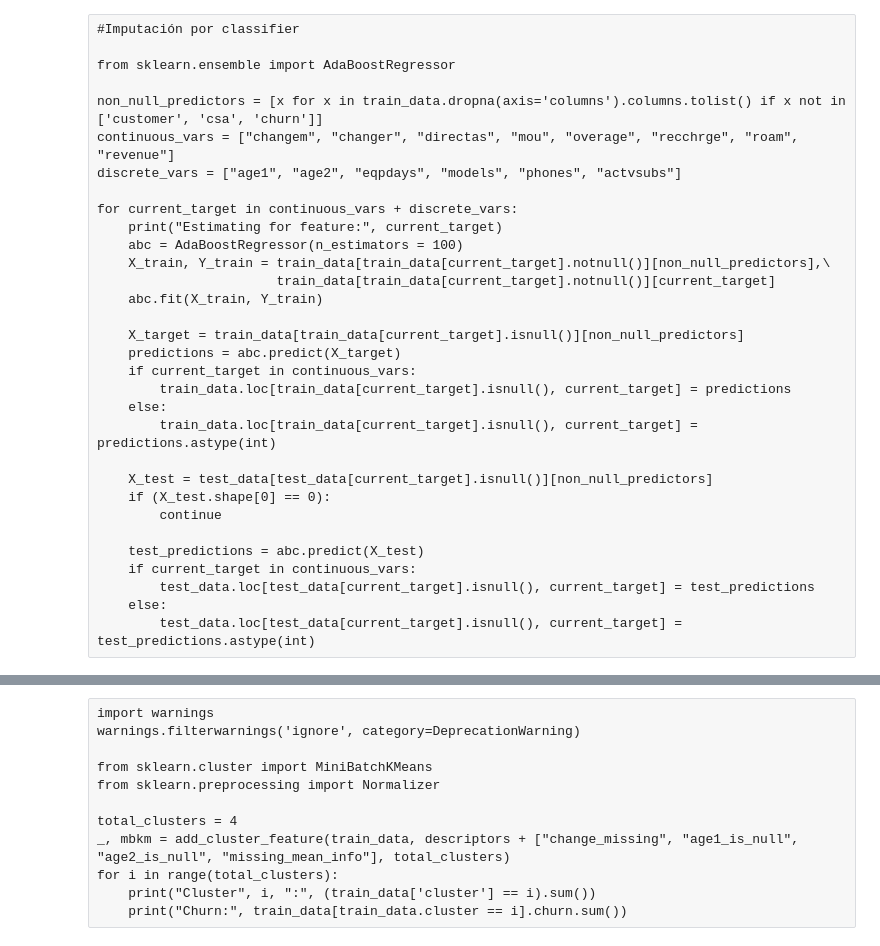
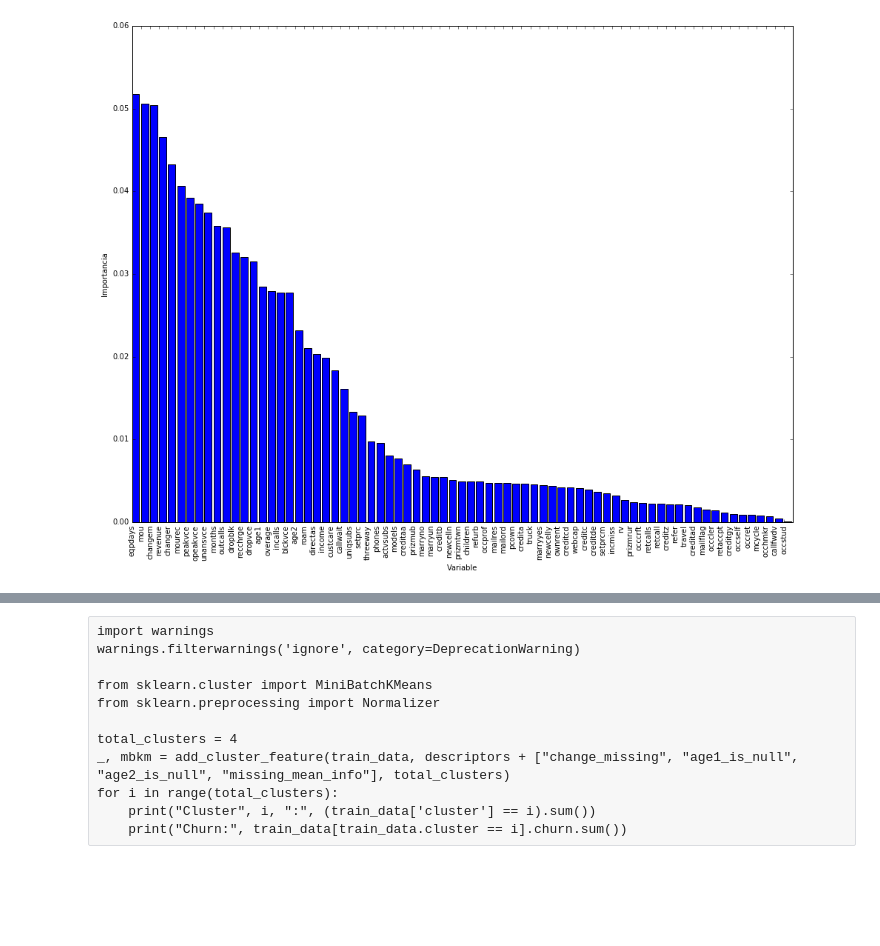
Before and after one commit to Kenji-K/DMC-Predictive-Challenge, a Jupyter notebook: Cell2Cell.ipynb, the cells around one changed output, grey strips where cells are left out. Cells and saved outputs as stored; diff of their text form; code cells hidden in the pictures; blank space fills up the shorter version.

```diff
--- a/Cell2Cell.ipynb
+++ b/Cell2Cell.ipynb
@@ -65,6 +60,0 @@ predictors = predictors + ["change_missing", "missing_mean_info", "age1_is_null"
-# %%
-#Joining with geographic information
-airport_codes = pd.read_csv('Data/airports.csv', header=0)
-
-train_data = pd.merge(train_data, airport_codes, left_on=['first_city_code'], right_on=['iata_code'], how='left')
-test_data = pd.merge(test_data, airport_codes, left_on=['first_city_code'], right_on=['iata_code'], how='left')
@@ -139,32 +72,30 @@ for cc in range(total_clusters):
-# %% [raw]
-#Imputación por classifier
-
-from sklearn.ensemble import AdaBoostRegressor
-
-non_null_predictors = [x for x in train_data.dropna(axis='columns').columns.tolist() if x not in ['customer', 'csa', 'churn']]
-continuous_vars = ["changem", "changer", "directas", "mou", "overage", "recchrge", "roam", "revenue"]
-discrete_vars = ["age1", "age2", "eqpdays", "models", "phones", "actvsubs"]
-
-for current_target in continuous_vars + discrete_vars:
-    print("Estimating for feature:", current_target)
-    abc = AdaBoostRegressor(n_estimators = 100)
-    X_train, Y_train = train_data[train_data[current_target].notnull()][non_null_predictors],\
-                       train_data[train_data[current_target].notnull()][current_target]
-    abc.fit(X_train, Y_train)
-
-    X_target = train_data[train_data[current_target].isnull()][non_null_predictors]
-    predictions = abc.predict(X_target)
-    if current_target in continuous_vars:
-        train_data.loc[train_data[current_target].isnull(), current_target] = predictions
-    else:
-        train_data.loc[train_data[current_target].isnull(), current_target] = predictions.astype(int)
-
-    X_test = test_data[test_data[current_target].isnull()][non_null_predictors]
-    if (X_test.shape[0] == 0):
-        continue
-
-    test_predictions = abc.predict(X_test)
-    if current_target in continuous_vars:
-        test_data.loc[test_data[current_target].isnull(), current_target] = test_predictions
-    else:
-        test_data.loc[test_data[current_target].isnull(), current_target] = test_predictions.astype(int)
+# %%
+%matplotlib inline
+import matplotlib
+import matplotlib.pyplot as plt
+import numpy as np
+from sklearn.feature_selection import SelectKBest, f_classif
+from sklearn.ensemble import RandomForestClassifier
+
+matplotlib.rcParams['figure.figsize'] = (16.0, 12.0)
+
+# Perform feature selection
+#selector = SelectKBest(f_classif, k='all')
+#selector.fit(train_data[predictors], train_data[target_var])
+selector = RandomForestClassifier(n_estimators = 100, max_features= 'auto', min_samples_leaf = 2, n_jobs=-2)
+selector.fit(train_data[predictors], train_data[target_var])
+
+# Get the raw p-values for each feature, and transform from p-values into scores
+scores = selector.feature_importances_
+
+values = sorted(zip(predictors, scores), key=(lambda x: x[1]), reverse=True)
+
+plt.bar(range(len([x[0] for x in values])), [x[1] for x in values])
+plt.xlim([0, len(values)])
+plt.xlabel('Variable')
+plt.ylabel('Importancia')
+plt.xticks(range(len([x[0] for x in values])), [x[0] for x in values], rotation='vertical')
+
+plt.show()
+# %% [output]
+[figure, added]
```
Also changed, not shown: parts of 63 cells of this notebook.
